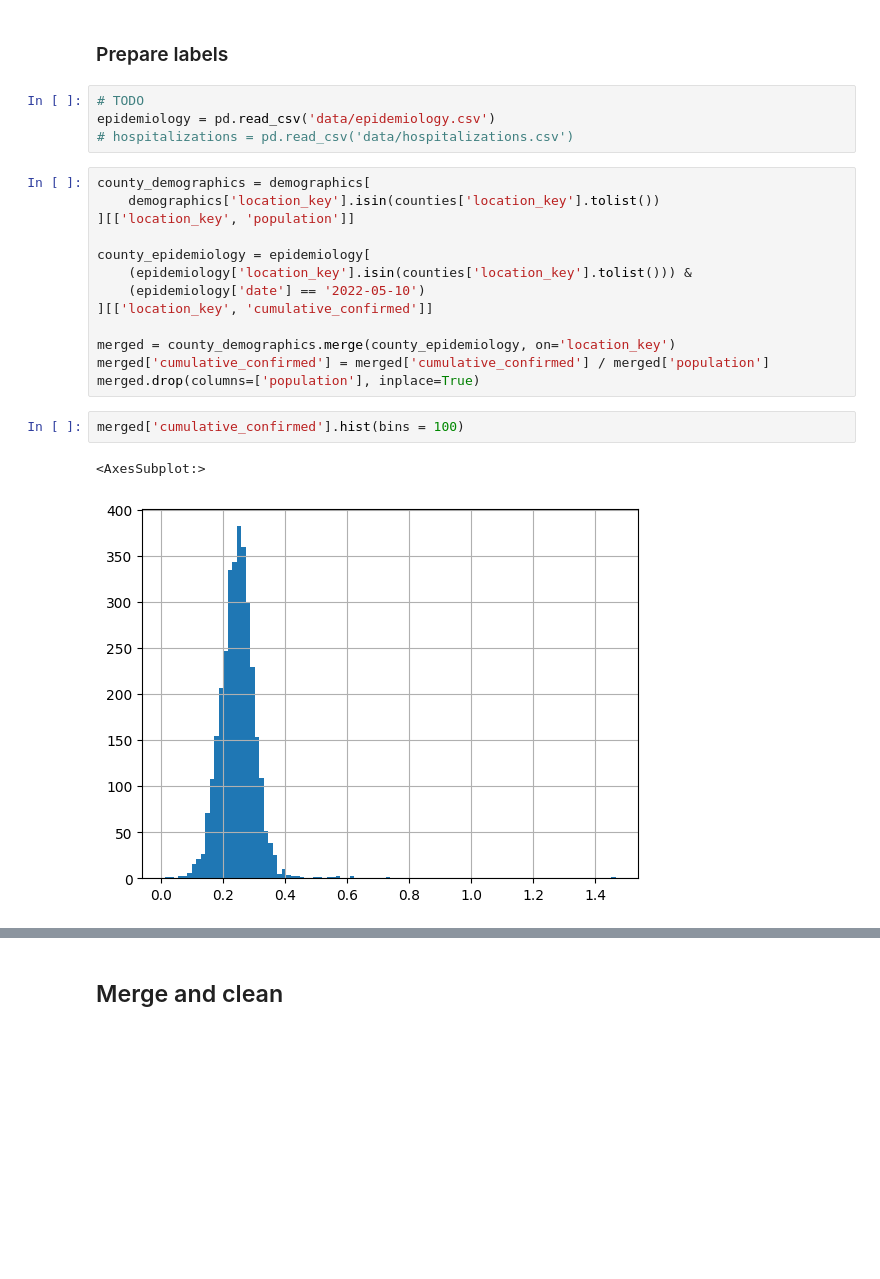
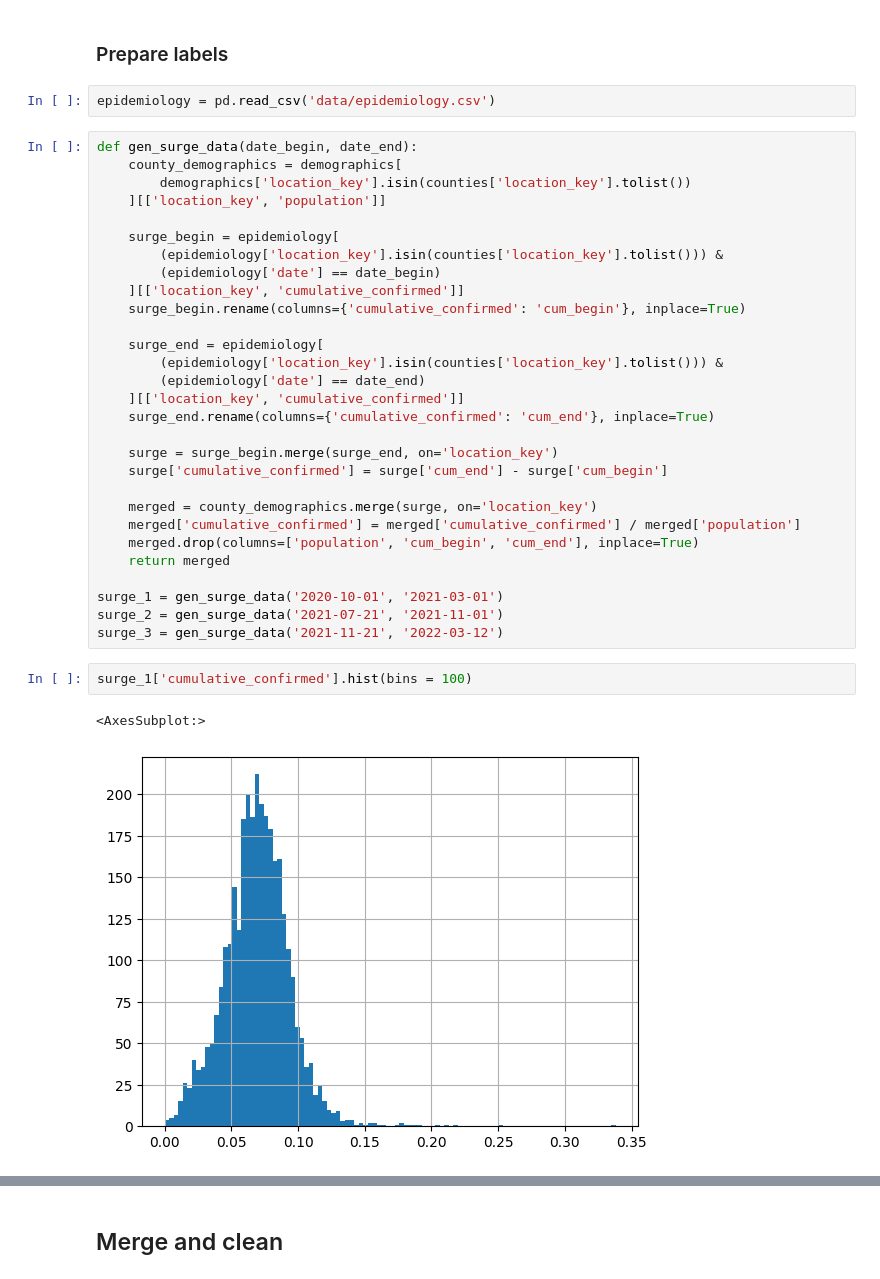
Before and after one commit to robbagott/covid-case-predictor, a Jupyter notebook: covid-case-predictor.ipynb, the cells around one changed output, grey strips where cells are left out. Drawn from its saved outputs; the diff is of its cells as text; blank space fills up the shorter version.

```diff
--- a/covid-case-predictor.ipynb
+++ b/covid-case-predictor.ipynb
@@ -415,24 +398,38 @@ fraction of points with missing values: 0.1411338962605549
 # %% [markdown]
 ### Prepare labels
 # %%
-# TODO
 epidemiology = pd.read_csv('data/epidemiology.csv')
-# hospitalizations = pd.read_csv('data/hospitalizations.csv')
 # %%
-county_demographics = demographics[
-    demographics['location_key'].isin(counties['location_key'].tolist())
-][['location_key', 'population']]
+def gen_surge_data(date_begin, date_end):
+    county_demographics = demographics[
+        demographics['location_key'].isin(counties['location_key'].tolist())
+    ][['location_key', 'population']]
 
-county_epidemiology = epidemiology[
-    (epidemiology['location_key'].isin(counties['location_key'].tolist())) &
-    (epidemiology['date'] == '2022-05-10')
-][['location_key', 'cumulative_confirmed']]
+    surge_begin = epidemiology[
+        (epidemiology['location_key'].isin(counties['location_key'].tolist())) &
+        (epidemiology['date'] == date_begin)
+    ][['location_key', 'cumulative_confirmed']]
+    surge_begin.rename(columns={'cumulative_confirmed': 'cum_begin'}, inplace=True)
 
-merged = county_demographics.merge(county_epidemiology, on='location_key')
-merged['cumulative_confirmed'] = merged['cumulative_confirmed'] / merged['population']
-merged.drop(columns=['population'], inplace=True)
+    surge_end = epidemiology[
+        (epidemiology['location_key'].isin(counties['location_key'].tolist())) &
+        (epidemiology['date'] == date_end)
+    ][['location_key', 'cumulative_confirmed']]
+    surge_end.rename(columns={'cumulative_confirmed': 'cum_end'}, inplace=True)
+
+    surge = surge_begin.merge(surge_end, on='location_key')
+    surge['cumulative_confirmed'] = surge['cum_end'] - surge['cum_begin']
+
+    merged = county_demographics.merge(surge, on='location_key')
+    merged['cumulative_confirmed'] = merged['cumulative_confirmed'] / merged['population']
+    merged.drop(columns=['population', 'cum_begin', 'cum_end'], inplace=True)
+    return merged
+
+surge_1 = gen_surge_data('2020-10-01', '2021-03-01')
+surge_2 = gen_surge_data('2021-07-21', '2021-11-01')
+surge_3 = gen_surge_data('2021-11-21', '2022-03-12')
 # %%
-merged['cumulative_confirmed'].hist(bins = 100)
+surge_1['cumulative_confirmed'].hist(bins = 100)
 # %% [output]
 <AxesSubplot:>
-[figure, old version]
+[figure, new version]
```
Also changed, not shown: parts of 18 cells of this notebook.
